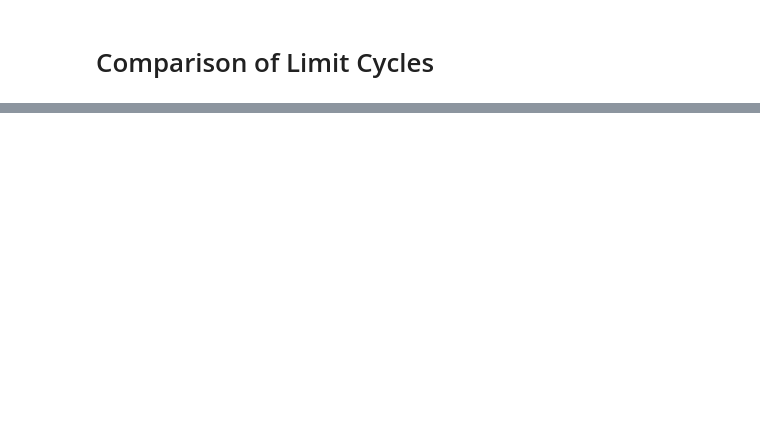
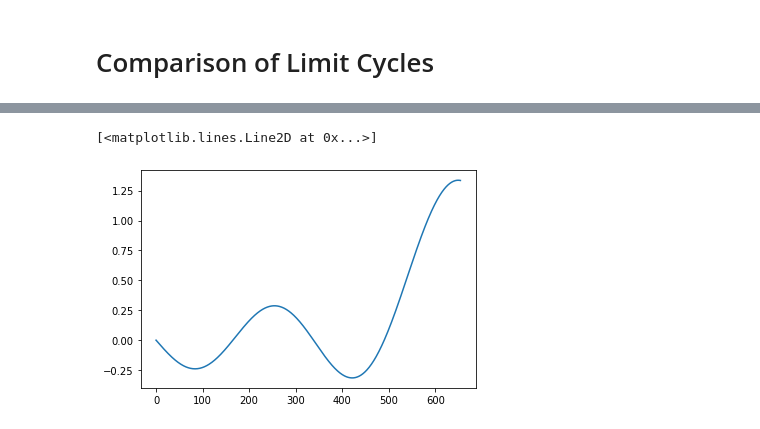
Before and after one commit to JanRotti/podGalerkin, a Jupyter notebook: pod_galerkin.ipynb, the cells around one changed output, grey strips where cells are left out. Cells and saved outputs as stored; diff of their text form; code cells hidden in the pictures; blank space fills up the shorter version.

```diff
--- a/pod_galerkin.ipynb
+++ b/pod_galerkin.ipynb
@@ -267,0 +488,2 @@ for i in range(dim):
+# %%
+optimizer = controlOptimization(designDim, [0,20*shed_period], dt, 0.5*shed_period, a0, np.repeat(phi0,dim), control0, 2)
@@ -267,0 +502,5 @@ for i in range(dim):
+# %%
+plt.plot(optimizer.gamma)
+# %% [output]
+[<matplotlib.lines.Line2D at 0x...>]
+[figure, added]
```
Also changed, not shown: parts of 16 cells of this notebook, 2 other files.
